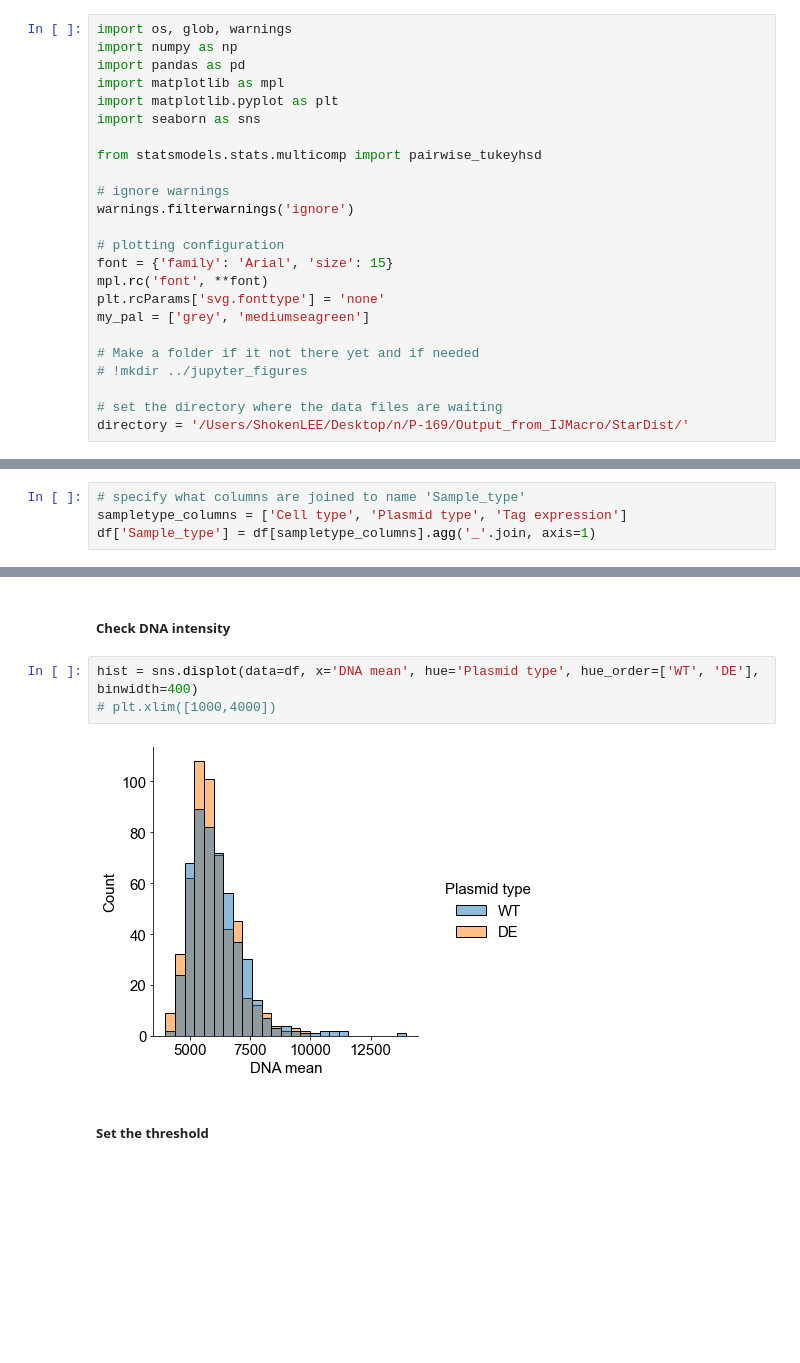
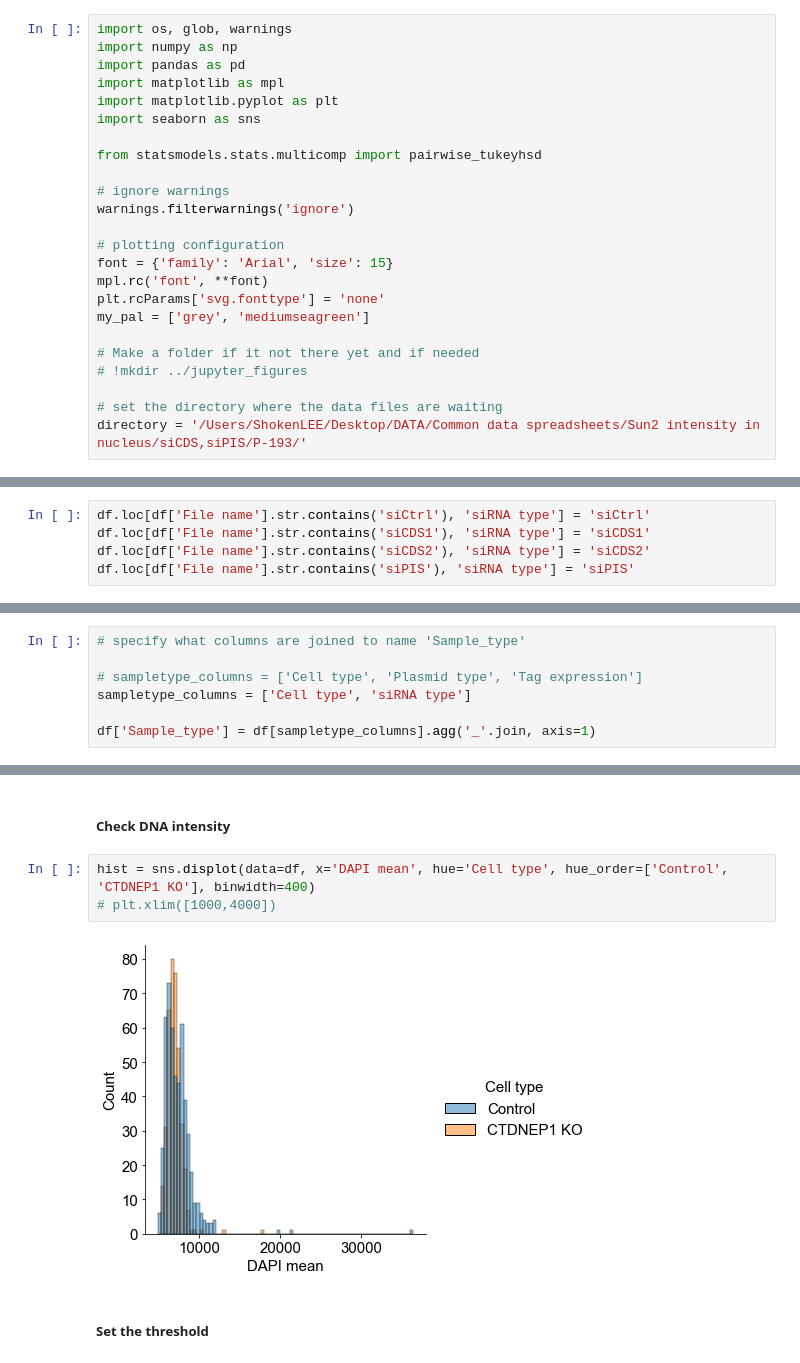
Before and after one commit to shokenlee/Lee_2023_Sun2-Lipid, a Jupyter notebook: Sun2_nucleaus_area.ipynb, the cells around one changed output, grey strips where cells are left out. Cells and saved outputs as stored; diff of their text form; blank space fills up the shorter version.

```diff
--- a/Sun2_nucleaus_area.ipynb
+++ b/Sun2_nucleaus_area.ipynb
@@ -23,7 +23,7 @@ my_pal = ['grey', 'mediumseagreen']
 # !mkdir ../jupyter_figures
 
 # set the directory where the data files are waiting
-directory = '/Users/ShokenLEE/Desktop/n/P-169/Output_from_IJMacro/StarDist/'
+directory = '/Users/ShokenLEE/Desktop/DATA/Common data spreadsheets/Sun2 intensity in nucleus/siCDS,siPIS/P-193/'
 # %% [markdown]
 ### **1. Concanatate all the CSV files**
 # %%
@@ -80,3 +81,8 @@ df.loc[df['File name'].str.contains('KO'), 'Cell type'] = 'CTDNEP1 KO'
+# %%
+df.loc[df['File name'].str.contains('siCtrl'), 'siRNA type'] = 'siCtrl'
+df.loc[df['File name'].str.contains('siCDS1'), 'siRNA type'] = 'siCDS1'
+df.loc[df['File name'].str.contains('siCDS2'), 'siRNA type'] = 'siCDS2'
+df.loc[df['File name'].str.contains('siPIS'), 'siRNA type'] = 'siPIS'
 # %% [markdown]
 #### **Plasmid type**
 # %%
@@ -151,17 +165,20 @@ df = df.rename(columns={' ': 'ROI number'})
 #### **Sample type (for Tukey test)**
 # %%
 # specify what columns are joined to name 'Sample_type'
-sampletype_columns = ['Cell type', 'Plasmid type', 'Tag expression']
+
+# sampletype_columns = ['Cell type', 'Plasmid type', 'Tag expression']
+sampletype_columns = ['Cell type', 'siRNA type']
+
 df['Sample_type'] = df[sampletype_columns].agg('_'.join, axis=1)
 # %% [markdown]
 ### **3. Exclude mitotic cells, which show higher DNA intensity**
 # %% [markdown]
 ##### **Check DNA intensity**
 # %%
-hist = sns.displot(data=df, x='DNA mean', hue='Plasmid type', hue_order=['WT', 'DE'], binwidth=400)
+hist = sns.displot(data=df, x='DAPI mean', hue='Cell type', hue_order=['Control', 'CTDNEP1 KO'], binwidth=400)
 # plt.xlim([1000,4000])
 # %% [output]
-[figure, old version]
+[figure, new version]
 # %% [markdown]
 ##### **Set the threshold**
 # %%
```
Also changed, not shown: parts of 14 cells of this notebook.
